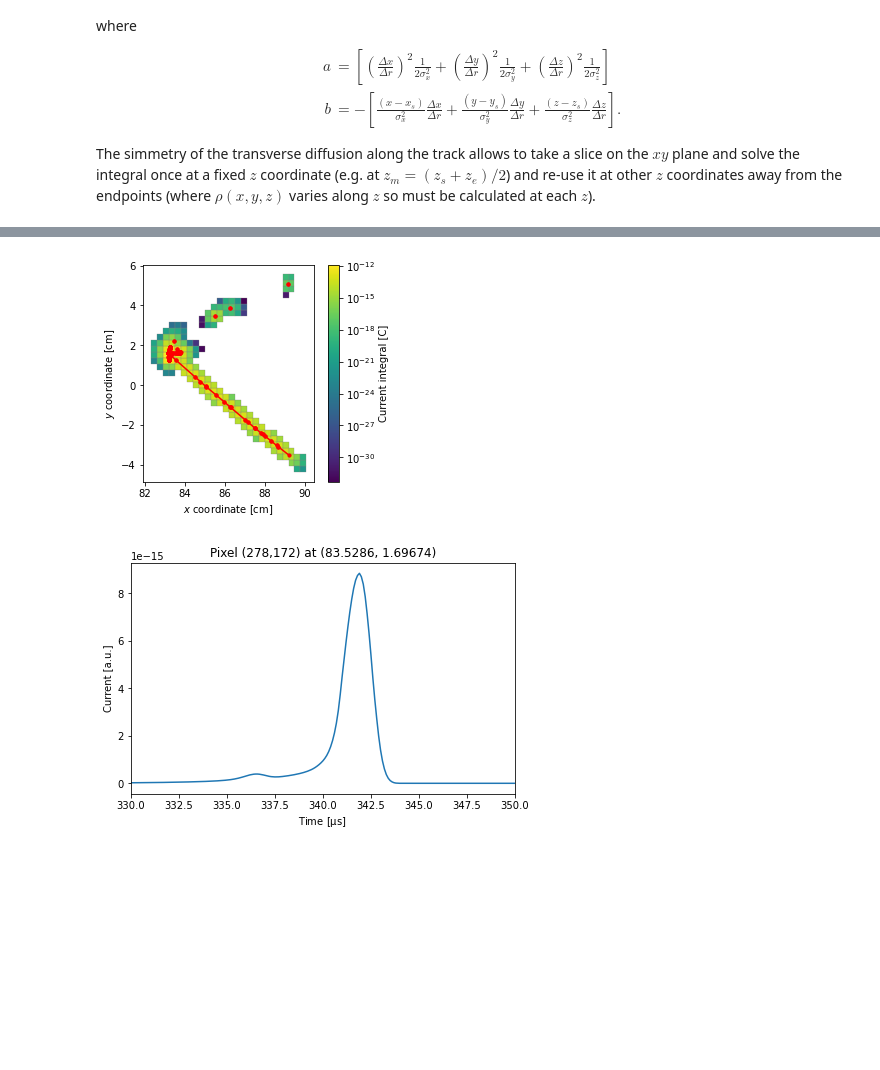
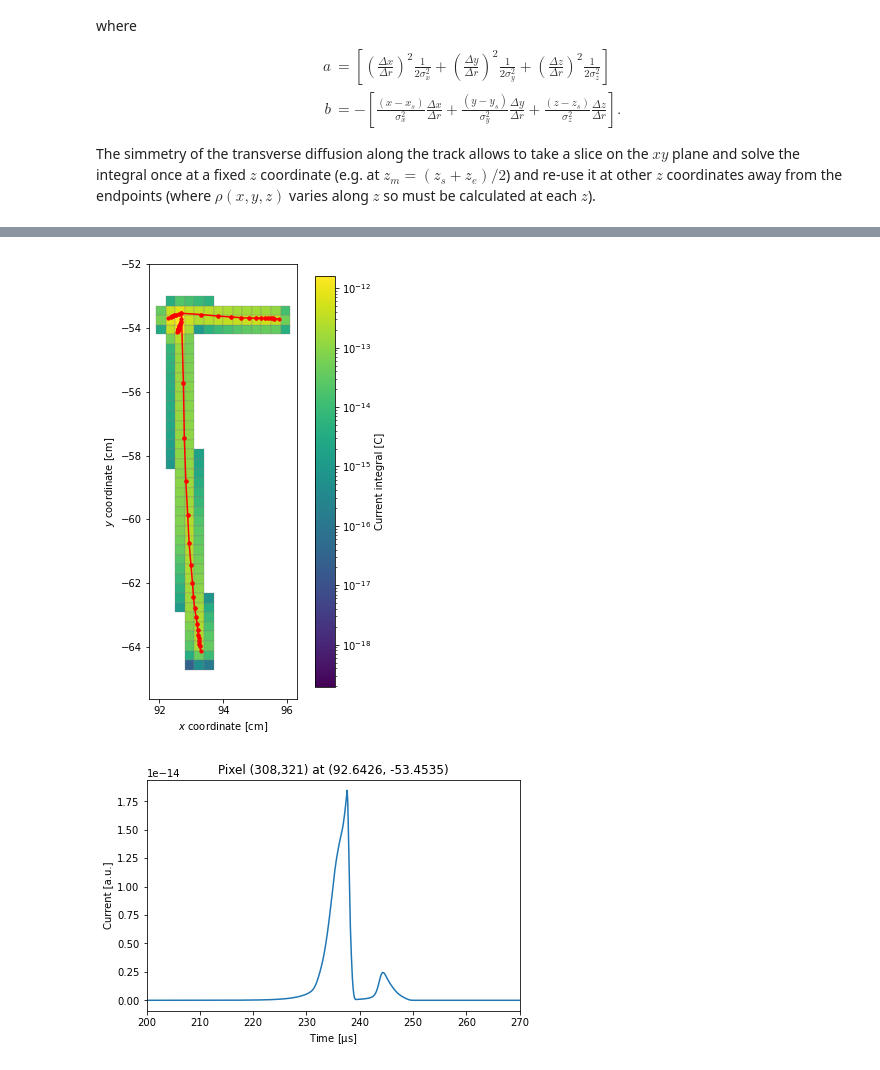
Before and after one commit to DUNE/larnd-sim, a Jupyter notebook: examples/Pixel induced current.ipynb, the cells around one changed output, grey strips where cells are left out. Drawn from its saved outputs; the diff is of its cells as text; code cells hidden in the pictures; blank space fills up the shorter version.

Commit message:
Example with ArgonCube dataset

```diff
--- a/examples/Pixel induced current.ipynb
+++ b/examples/Pixel induced current.ipynb
@@ -72,5 +72,9 @@ d_tracks_np = cuda.to_device(tracks_np)
+# %%
+tracks_np = pickle.load(open('argoncube_tracks.p', 'rb'))
+d_tracks_np = cuda.to_device(tracks_np)
 # %%
-threadsperblock = 128
+threadsperblock = 256
 blockspergrid = ceil(tracks_np.shape[0] / threadsperblock)
+
 quenching.GPU_Quench[threadsperblock,blockspergrid](d_tracks_np, consts.box)
 drifting.GPU_Drift[threadsperblock,blockspergrid](d_tracks_np)
@@ -104,16 +110,16 @@ b &= -\left[\frac{(x-x_s)}{\sigma_x^2}\frac{\Delta x}{\Delta r}+
 
 The simmetry of the transverse diffusion along the track allows to take a slice on the $xy$ plane and solve the integral once at a fixed $z$ coordinate (e.g. at $z_{m} = (z_s+z_e)/2$) and re-use it at other $z$ coordinates away from the endpoints (where $\rho(x,y,z)$ varies along $z$ so must be calculated at each $z$).
 # %%
-nn = np.logspace(0,2,10,dtype=np.int32)
+nn = np.logspace(1,1,1,dtype=np.int32)
 times_gpu = []
 times_gpu_memory = []
 
 for n in nn:
-    selected_tracks = d_tracks_np[:n]
+    selected_tracks = d_tracks_np[150:200]
 
     # Here we find the pixels involved
-    active_pixels = np.zeros(shape=(selected_tracks.shape[0], 10, 2))
-    neighboring_pixels = np.full((selected_tracks.shape[0], 80, 2), -1)
+    active_pixels = np.zeros(shape=(selected_tracks.shape[0], 15, 2))
+    neighboring_pixels = np.full((selected_tracks.shape[0], 50, 2), -1)
     n_pixels_list = np.zeros(shape=(selected_tracks.shape[0]))
     threadsperblock = 128
     blockspergrid = ceil(selected_tracks.shape[0] / threadsperblock)
@@ -184,52 +190,53 @@ joined_pixels = detsim.join_pixel_signals(d_signals.copy_to_host(), neighboring_
 # %%
 currents = np.array([sum(detsim.pixel_response(joined_pixels[p], consts.time_ticks)) for p in joined_pixels.keys()])
 # %%
-%matplotlib inline
 norm = mpl.colors.LogNorm(vmin=min(currents[currents>0]), vmax=max(currents))
 cmap = cm.viridis
 m = cm.ScalarMappable(norm=norm, cmap=cmap)
 
-fig, ax = plt.subplots(1,1)
-for i,p in enumerate(joined_pixels.keys()):
-    if currents[i]:
+fig, ax = plt.subplots(1,1,figsize=(8,8))
+for ip,p in enumerate(joined_pixels.keys()):
+    if currents[ip]:
         rect = plt.Rectangle(((p[0])*consts.pixel_size[0]+consts.tpc_borders[0][0],
                               (p[1])*consts.pixel_size[1]+consts.tpc_borders[1][0]),
                              consts.pixel_size[0],consts.pixel_size[1],
                              linewidth=0.3,
                              edgecolor='grey',
-                             facecolor=m.to_rgba(currents[i]), label='Pixel')
+                             facecolor=m.to_rgba(currents[ip]), label='Pixel')
         ax.add_patch(rect)
 
 for t in selected_tracks:
-    ax.plot((t[cols['x_start']], t[cols['x_end']]),
-            (t[cols['y_start']], t[cols['y_end']]),
+    ax.plot((t[i.x_start], t[i.x_end]),
+            (t[i.y_start], t[i.y_end]),
             c='r',
             zorder=10)
-    ax.scatter((t[cols['x_start']], t[cols['x_end']]),
-               (t[cols['y_start']], t[cols['y_end']]),
+    ax.scatter((t[i.x_start], t[i.x_end]),
+               (t[i.y_start], t[i.y_end]),
                c='r',
                s=10,
                zorder=10)
 
-    ax.set_xlabel("$x$ coordinate [cm]")
+ax.set_xlabel("$x$ coordinate [cm]")
 ax.set_ylabel("$y$ coordinate [cm]")
 ax.set_aspect("equal")
+# ax.set_xlim(92,94)
+ax.set_ylim(top=-52)
 _ = plt.colorbar(m,fraction=0.046, pad=0.04, label='Current integral [C]')
 fig.savefig("charge.pdf")
 # %% [output]
-[figure, old version]
+[figure, new version]
 # %%
 fig, ax = plt.subplots(1,1, constrained_layout=True)
-pixelID = detsim.pixel_from_coordinates(83.6, 1.8, consts.n_pixels)
+pixelID = detsim.pixel_from_coordinates(92.54, -53.55, consts.n_pixels)
 current = detsim.pixel_response(joined_pixels[pixelID], consts.time_ticks)
 ax.plot(consts.time_ticks, current, label='Current')
-ax.set_xlim(330,350)
+ax.set_xlim(200,270)
 # ax.set_yscale("log")
 ax.set_title("Pixel (%i,%i) at (%g, %g)" % (pixelID[0], pixelID[1],
-                                            (pixelID[0] + consts.pixel_size[0]/2)*consts.pixel_size[0]+consts.tpc_borders[0][0],
-                                            (pixelID[1] + consts.pixel_size[0]/2)*consts.pixel_size[1]+consts.tpc_borders[1][0]))
+                                            pixelID[0]*consts.pixel_size[0] + consts.pixel_size[0]/2 + consts.tpc_borders[0][0],
+                                            pixelID[1]*consts.pixel_size[1] + consts.pixel_size[1]/2 + consts.tpc_borders[1][0]))
 ax.set_xlabel("Time [$\mathrm{\mu}$s]")
 ax.set_ylabel("Current [a.u.]")
 fig.savefig("current.pdf")
 # %% [output]
-[figure, old version]
+[figure, new version]
```
Also changed, not shown: parts of 5 cells of this notebook.
